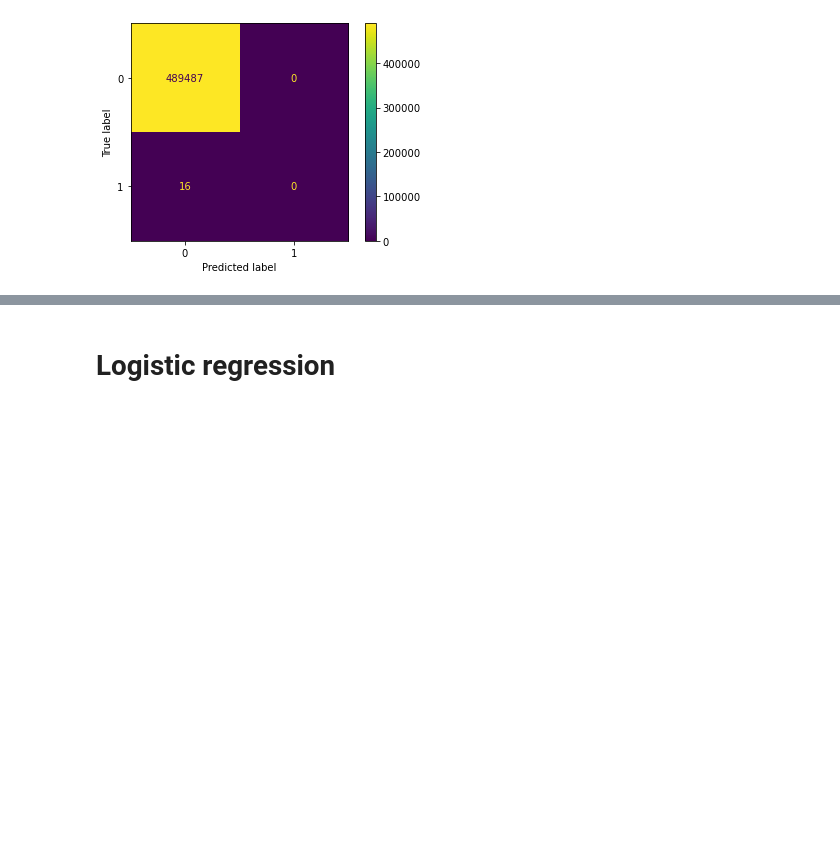
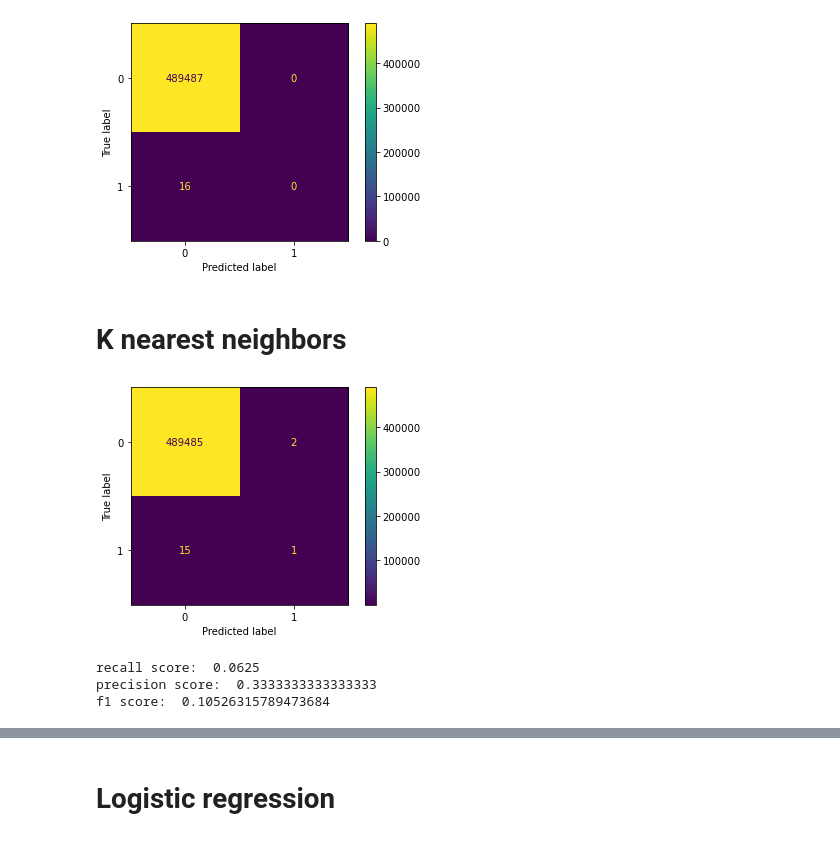
Before and after one commit to Basvdbrink1998/Entry-linking-in-18th-century-VOC-slave-archives, a Jupyter notebook: Annotation/Benchmarks.ipynb, the cells around one changed output, grey strips where cells are left out. Saved outputs shown, nothing was run; the diff lists cells and outputs as text; code cells hidden in the pictures; blank space fills up the shorter version.

```diff
--- a/Annotation/Benchmarks.ipynb
+++ b/Annotation/Benchmarks.ipynb
@@ -174,3 +174,5 @@ disp.plot()
 plt.show()
 # %% [output]
 [figure]
+# %% [markdown]
+# K nearest neighbors
@@ -176,0 +184,15 @@ plt.show()
+# %%
+cm = confusion_matrix(y_test, pred)
+disp = ConfusionMatrixDisplay(confusion_matrix=cm)
+disp.plot()
+plt.show()
+# %% [output]
+[figure, added]
+# %%
+print("recall score: ", recall_score(y_test, pred))
+print("precision score: ", precision_score(y_test, pred))
+print("f1 score: ", f1_score(y_test, pred))
+# %% [output]
+recall score:  0.0625
+precision score:  0.3333333333333333
+f1 score:  0.10526315789473684
```
Also changed, not shown: parts of 25 cells of this notebook, 2 other files.
